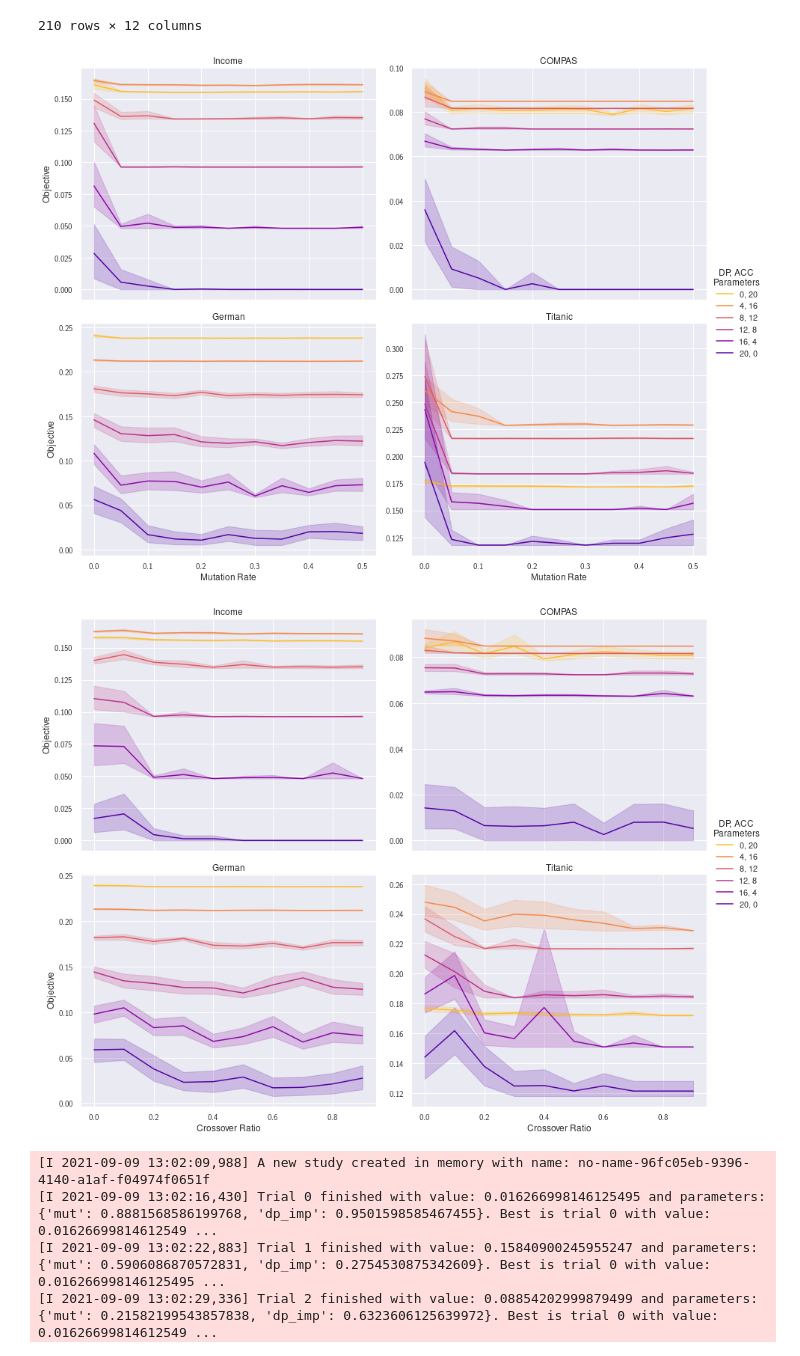
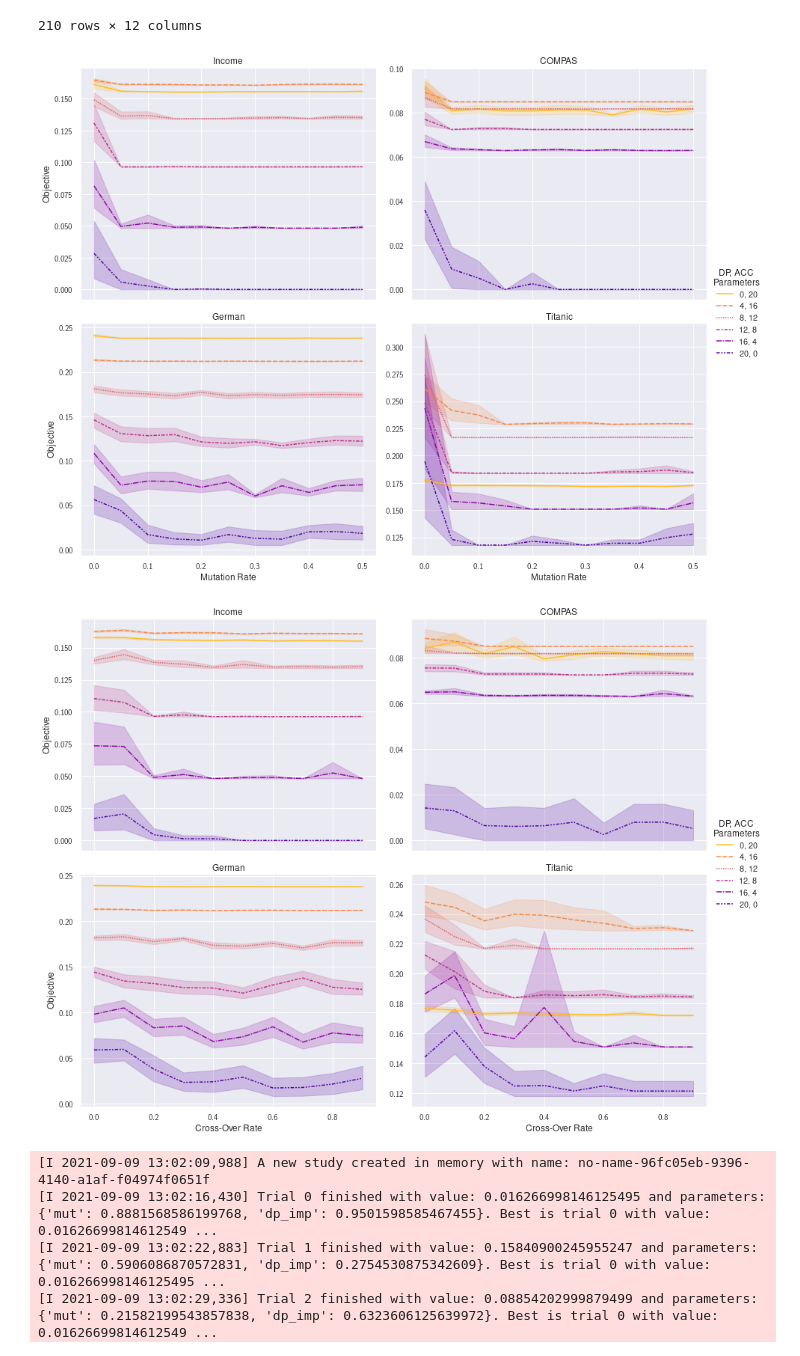
Before and after one commit to vladoxNCL/fairPipes, a Jupyter notebook: Gen_Alg_v2.ipynb, the cells around one changed output. Drawn from its saved outputs; the diff is of its cells as text; code cells hidden in the pictures.

```diff
--- a/Gen_Alg_v2.ipynb
+++ b/Gen_Alg_v2.ipynb
@@ -534,8 +534,8 @@ def seed_everything(seed=42):
     os.environ['PYTHONHASHSEED'] = str(seed)
     np.random.seed(seed)
 
-def gen_pipe_opt(df_id, opt_list=[(1, 0, 0, 0)], pop_size=10, n_gens=10,
-                 co_ratio=0.6, mut_ratio=0.005, cv=False, n_rep=1):
+def gen_pipe_opt(df_id, opt_list=[(1, 0, 0, 0)], pop_size=20, n_gens=10,
+                 co_ratio=0.6, mut_ratio=0.15, cv=False, n_rep=1):
 
     # recreate necessary dicts and lists
     make_encode_dict(df_id)
@@ -793,44 +783,50 @@ mpl.rcParams['text.usetex'] = True
 
 mpl.rc('text.latex', preamble=r'\usepackage{sansmathfonts}\usepackage{helvet}\renewcommand{\rmdefault}{\sfdefault}')
 
 sns.set_theme()
 
+lstyles = ['solid', (0, (4,1)), (0, (1,1)), (0, (3,1,2,1)), (0, (5,1,1,1)), (0, (3,1,1,1,1,1))]
+
 fig, axs = plt.subplots(2, 2, figsize=(15, 12), sharex=True, sharey=False)
-g1 = sns.lineplot(data=mut_df[mut_df['dset'] == 'income'], x='mut_ratio', y='best', hue='dp_importance', ax=axs[0, 0], palette='plasma_r')
-g2 = sns.lineplot(data=mut_df[mut_df['dset'] == 'compas'], x='mut_ratio', y='best', hue='dp_importance', ax=axs[0, 1], palette='plasma_r')
-g3 = sns.lineplot(data=mut_df[mut_df['dset'] == 'german'], x='mut_ratio', y='best', hue='dp_importance', ax=axs[1, 0], palette='plasma_r')
-g4 = sns.lineplot(data=mut_df[mut_df['dset'] == 'titanic'], x='mut_ratio', y='best', hue='dp_importance', ax=axs[1, 1], palette='plasma_r')
+g1 = sns.lineplot(data=mut_df[mut_df['dset'] == 'income'], x='mut_ratio', y='best',
+                  hue='dp_importance', style='dp_importance', ax=axs[0, 0], palette='plasma_r')
+g2 = sns.lineplot(data=mut_df[mut_df['dset'] == 'compas'], x='mut_ratio', y='best',
+                  hue='dp_importance', style='dp_importance', ax=axs[0, 1], palette='plasma_r')
+g3 = sns.lineplot(data=mut_df[mut_df['dset'] == 'german'], x='mut_ratio', y='best',
+                  hue='dp_importance', style='dp_importance', ax=axs[1, 0], palette='plasma_r')
+g4 = sns.lineplot(data=mut_df[mut_df['dset'] == 'titanic'], x='mut_ratio', y='best',
+                  hue='dp_importance', style='dp_importance', ax=axs[1, 1], palette='plasma_r')
 
 handles, labels = g1.get_legend_handles_labels()
 g1.legend_.remove()
 g2.legend_.remove()
 g3.legend_.remove()
 g4.legend_.remove()
 
 axs[0, 0].set(title='Income')
 axs[0, 1].set(title='COMPAS')
 axs[1, 0].set(title='German')
 axs[1, 1].set(title='Titanic')
 
 ylabs = ['Objective', '']
 for i in range(2):
     axs[i, 0].set(ylabel=ylabs[0])
     axs[i, 1].set(ylabel=ylabs[1])
     axs[1, i].set(xlabel='Mutation Rate')
 
 l = fig.legend(handles, labels, title='DP, ACC\nParameters', bbox_to_anchor=(0.9, 0.5), loc='center left', frameon=False)
 plt.setp(l.get_title(), multialignment='center')
 fig.subplots_adjust(hspace=0.1, wspace=0.12)
 plt.savefig(f"plots/mut_ratios.pdf", bbox_inches='tight')
 plt.show()
 # %% [output]
-[figure, old version]
+[figure, new version]
 # %%
 fig, axs = plt.subplots(2, 2, figsize=(15, 12), sharex=True, sharey=False)
-g1 = sns.lineplot(data=co_df[co_df['dset'] == 'income'], x='co_ratio', y='best', hue='dp_importance', ax=axs[0, 0], palette='plasma_r')
-g2 = sns.lineplot(data=co_df[co_df['dset'] == 'compas'], x='co_ratio', y='best', hue='dp_importance', ax=axs[0, 1], palette='plasma_r')
-g3 = sns.lineplot(data=co_df[co_df['dset'] == 'german'], x='co_ratio', y='best', hue='dp_importance', ax=axs[1, 0], palette='plasma_r')
-g4 = sns.lineplot(data=co_df[co_df['dset'] == 'titanic'], x='co_ratio', y='best', hue='dp_importance', ax=axs[1, 1], palette='plasma_r')
+g1 = sns.lineplot(data=co_df[co_df['dset'] == 'income'], x='co_ratio', y='best', hue='dp_importance', style='dp_importance', ax=axs[0, 0], palette='plasma_r')
+g2 = sns.lineplot(data=co_df[co_df['dset'] == 'compas'], x='co_ratio', y='best', hue='dp_importance', style='dp_importance', ax=axs[0, 1], palette='plasma_r')
+g3 = sns.lineplot(data=co_df[co_df['dset'] == 'german'], x='co_ratio', y='best', hue='dp_importance', style='dp_importance', ax=axs[1, 0], palette='plasma_r')
+g4 = sns.lineplot(data=co_df[co_df['dset'] == 'titanic'], x='co_ratio', y='best', hue='dp_importance', style='dp_importance', ax=axs[1, 1], palette='plasma_r')
 
 handles, labels = g1.get_legend_handles_labels()
 g1.legend_.remove()
@@ -847,7 +843,7 @@ ylabs = ['Objective', '']
 for i in range(2):
     axs[i, 0].set(ylabel=ylabs[0])
     axs[i, 1].set(ylabel=ylabs[1])
-    axs[1, i].set(xlabel='Crossover Ratio')
+    axs[1, i].set(xlabel='Cross-Over Rate')
 
 l = fig.legend(handles, labels, title='DP, ACC\nParameters', bbox_to_anchor=(0.9, 0.5), loc='center left', frameon=False)
 plt.setp(l.get_title(), multialignment='center')
@@ -855,7 +851,7 @@ fig.subplots_adjust(hspace=0.1, wspace=0.12)
 plt.savefig(f"plots/co_ratios.pdf", bbox_inches='tight')
 plt.show()
 # %% [output]
-[figure, old version]
+[figure, new version]
 # %%
 import optuna
 
```
Also changed, not shown: parts of 3 cells of this notebook, 5 other files.
